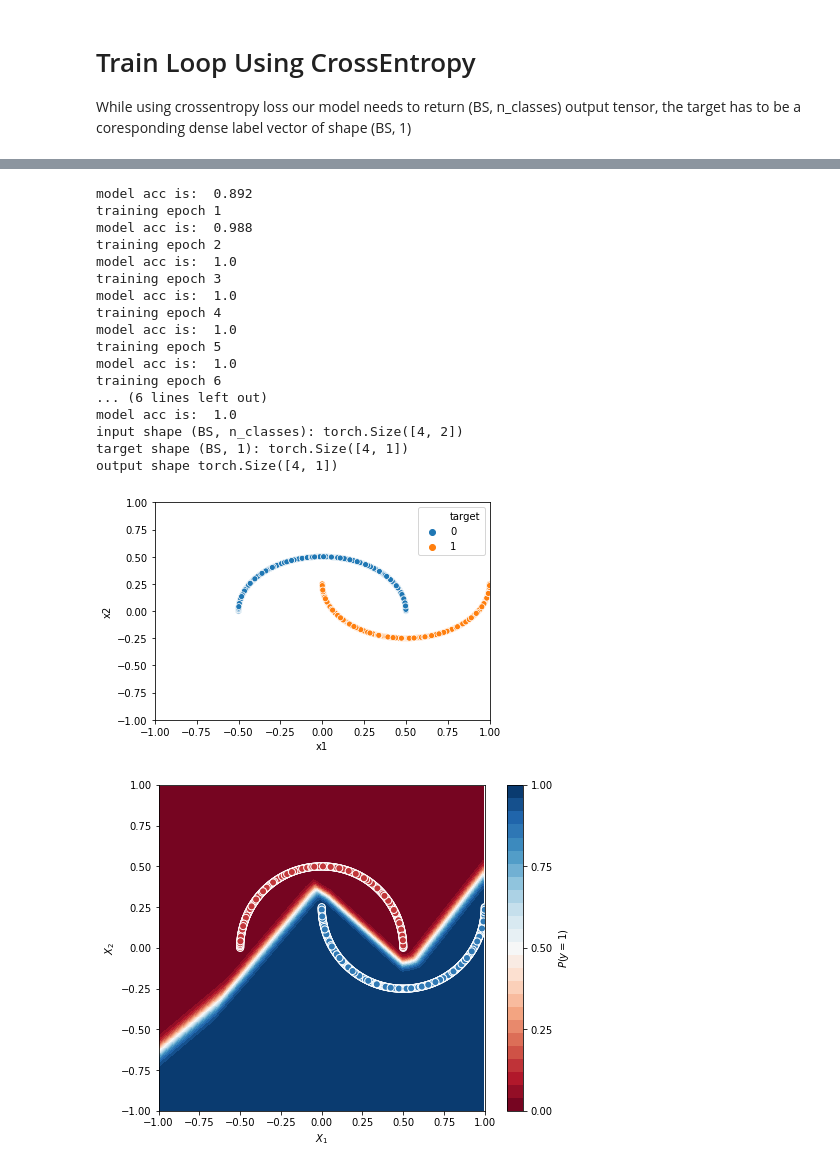
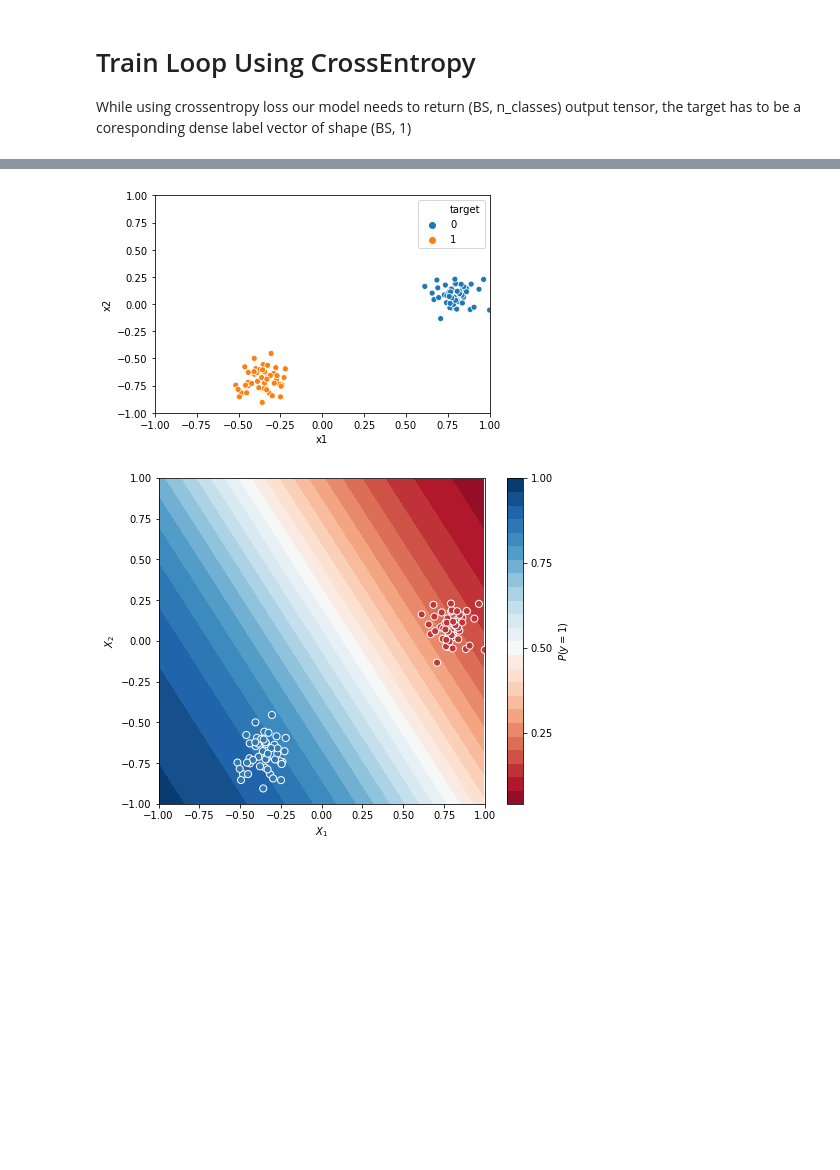
Before and after one commit to i008/dsr-pytorch, a Jupyter notebook: 2-perceptron.ipynb, the cells around one changed output, grey strips where cells are left out. Saved outputs shown, nothing was run; the diff lists cells and outputs as text; code cells hidden in the pictures; blank space fills up the shorter version.

```diff
--- a/2-perceptron.ipynb
+++ b/2-perceptron.ipynb
@@ -32,7 +30,7 @@ torch.manual_seed(7)
 N_FEATURES = 2
 
 X, Y = make_blobs(centers=2, random_state=RANDOM_STATE, n_features=N_FEATURES)
-X, Y = make_moons(n_samples=1000)
+# X, Y = make_moons(n_samples=1000)
 X = X/np.abs(X).max()
 visualize_data(X,Y)
 # %% [output]
@@ -105,24 +103,22 @@ class Perceptron(nn.Module):
 
         super(Perceptron, self).__init__()
         self.fc1 = nn.Linear(2, 10, bias=True)
-        self.fc2 = nn.Linear(10, 10, bias=True)
-        self.fc3 = nn.Linear(10, 10, bias=True)
-        self.fc4 = nn.Linear(10, 1, bias=True)
+        self.fc2 = nn.Linear(10, 1, bias=True)
 
 
     def forward(self, x):
-        return self.fc4(self.fc3(F.relu(self.fc2(F.relu(self.fc1(x))))))
+        return self.fc2(self.fc1(x))
 
 def custom_weights(m):
     if type(m) == nn.Linear:
         torch.nn.init.zeros_(m.weight)
-#         m.weight.fill_(0)
+        m.weight.fill_(0)
         m.bias.data.fill_(0)
 
 perceptron = Perceptron(2)
 
 # Linear layers get their weights initialized by default, but you can reinitialize them if needed.
-perceptron.apply(custom_weights)
+# perceptron.apply(custom_weights)
 
 # print("fc weight", perceptron.fc.weight)
 # print("bias weight", perceptron.fc.bias)
@@ -185,31 +174,13 @@ optimizer.__dict__
    'nesterov': False}]}
 # %%
 
-def calculate_acc(net, X, Y):
 
-    net.eval()
-
-
-    Xtorch = torch.from_numpy(X).float().cuda()
-    ytorch = torch.from_numpy(Y).float().cuda()
-
-    with torch.no_grad():
-        predictions = net(Xtorch)
-    predictions = (predictions.sigmoid() > .5).squeeze(-1)
-    predictions = np.array(predictions.cpu())
-
-    real = np.array(ytorch.cpu())
-    acc = sum(predictions==real)/len(predictions)
-    print("model acc is: ", acc)
-
-    net.train()
-
-N_EPOCHS = 10
+N_EPOCHS = 3
 
 # init the model, loss and optimizer
 net = Perceptron(2)
 
-optimizer = SGD(net.parameters(), lr=0.1)
+optimizer = SGD(net.parameters(), lr=0.01)
 criterion = nn.BCEWithLogitsLoss()
 net = net.to(DEVICE)
 
@@ -224,17 +195,17 @@ for epoch in range(N_EPOCHS):
 
         # batch preparation
 
-#         x = torch.Tensor(xsample).unsqueeze(0) # tensor([[0.8745, 0.5205]]) torch.Size([1, 2])
-#         y = torch.Tensor([ysample]).unsqueeze(0) # tensor([[1.]]) torch.Size([1, 1])
-#         x = x.to(DEVICE)
-#         y = y.to(DEVICE)
+        x = torch.Tensor(xsample).unsqueeze(0) # tensor([[0.8745, 0.5205]]) torch.Size([1, 2])
+        y = torch.Tensor([ysample]).unsqueeze(0) # tensor([[1.]]) torch.Size([1, 1])
+        x = x.to(DEVICE)
+        y = y.to(DEVICE)
 
-        if True:
-            ix = np.random.randint(0, size=(4,), high=len(X))
-            x = torch.tensor((X[ix, :])).float()
-            y = torch.tensor(torch.Tensor(Y[ix]).reshape(-1,1)).float()
-            x = x.to(DEVICE)
-            y = y.to(DEVICE)
+#         if True:
+#             ix = np.random.randint(0, size=(4,), high=len(X))
+#             x = torch.tensor((X[ix, :])).float()
+#             y = torch.tensor(torch.Tensor(Y[ix]).reshape(-1,1)).float()
+#             x = x.to(DEVICE)
+#             y = y.to(DEVICE)
 
         # forward pass
         out = net(x)
@@ -250,7 +221,7 @@ for epoch in range(N_EPOCHS):
 
         #append calculated loss to the history
         loss_history.append(loss.detach().cpu().numpy())
-    calculate_acc(net, X, Y)
+#     calculate_acc(net, X, Y)
 
 #     plot_decision_boundry(net, X)
 # at the end plot final solution in red
@@ -271,22 +247,5 @@ training epoch 0
-model acc is:  0.892
-training epoch 1
-model acc is:  0.988
-training epoch 2
-model acc is:  1.0
-training epoch 3
-model acc is:  1.0
-training epoch 4
-model acc is:  1.0
-training epoch 5
-model acc is:  1.0
-training epoch 6
-... (6 lines left out)
-model acc is:  1.0
-input shape (BS, n_classes): torch.Size([4, 2])
-target shape (BS, 1): torch.Size([4, 1])
-output shape torch.Size([4, 1])
-[figure, old version]
+[figure, new version]
-[figure, old version]
+[figure, new version]
 # %%
 history = pd.DataFrame(loss_history, columns=['loss'])
 history.loss[:].rolling(10).mean().plot()
```
Also changed, not shown: parts of 10 cells of this notebook, 13 other files.
